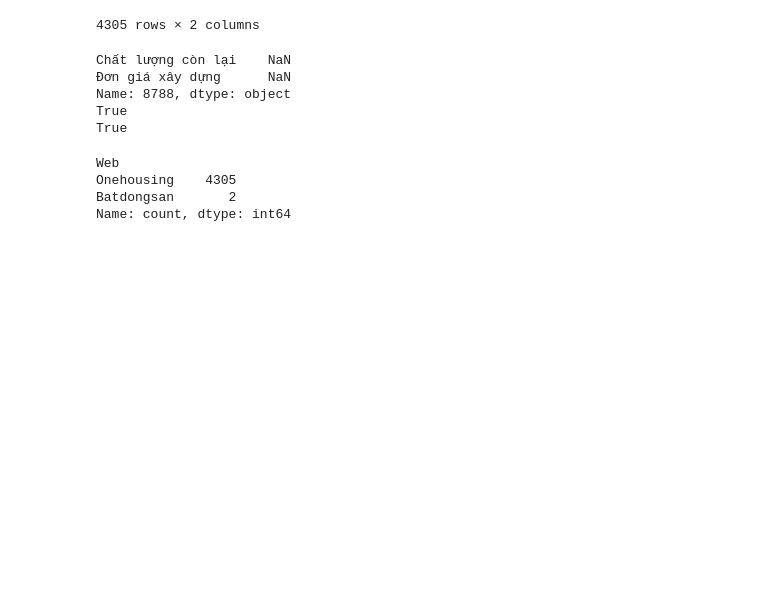
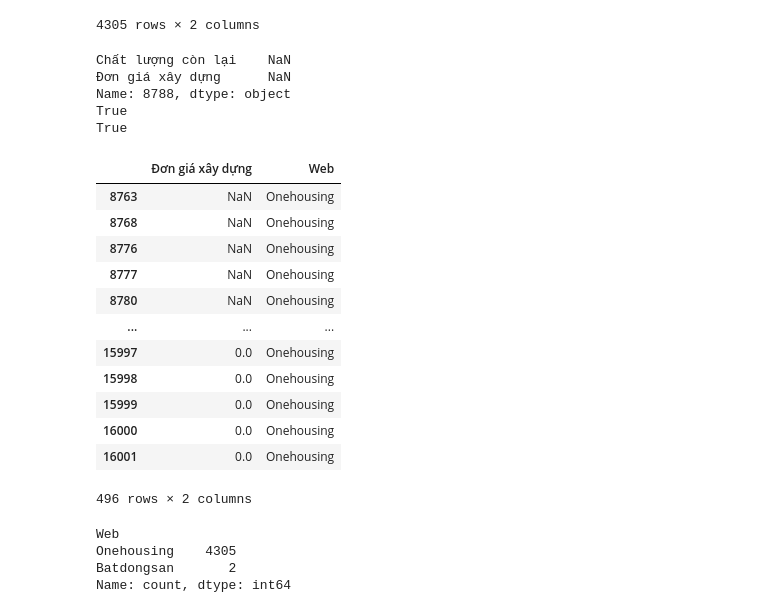
Before and after one commit to PhamMaiLinh-2403/estates-app, a Jupyter notebook: test.ipynb, the cells around one changed output. Saved outputs shown, nothing was run; the diff lists cells and outputs as text; code cells hidden in the pictures; blank space fills up the shorter version.

```diff
--- a/test.ipynb
+++ b/test.ipynb
@@ -226,3 +226,19 @@ Chất lượng còn lại    NaN
 Name: 8788, dtype: object
 True
 True
+# %%
+cleaned[cleaned["Số tầng công trình"] == 0][["Đơn giá xây dựng", 'Web']]
+# %% [output]
+|  | Đơn giá xây dựng | Web |
+| 8763 | NaN | Onehousing |
+| 8768 | NaN | Onehousing |
+| 8776 | NaN | Onehousing |
+| 8777 | NaN | Onehousing |
+| 8780 | NaN | Onehousing |
+| ... | ... | ... |
+| 15997 | 0.0 | Onehousing |
+| 15998 | 0.0 | Onehousing |
+| 15999 | 0.0 | Onehousing |
+| 16000 | 0.0 | Onehousing |
+| 16001 | 0.0 | Onehousing |
+496 rows × 2 columns
```
Also changed, not shown: parts of 2 cells of this notebook, 4 other files.
